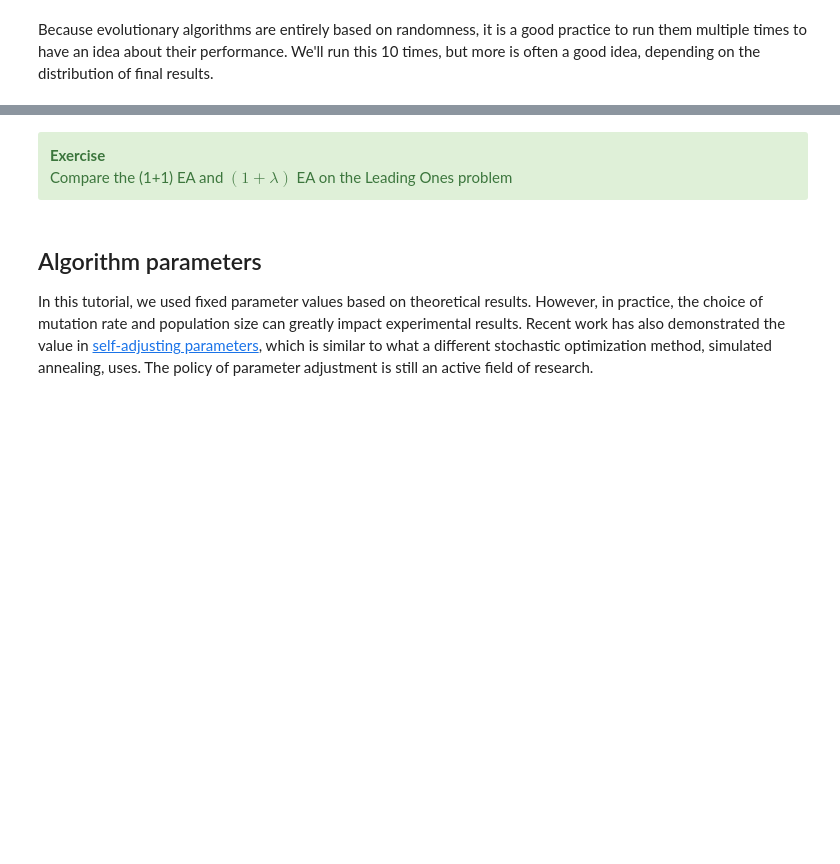
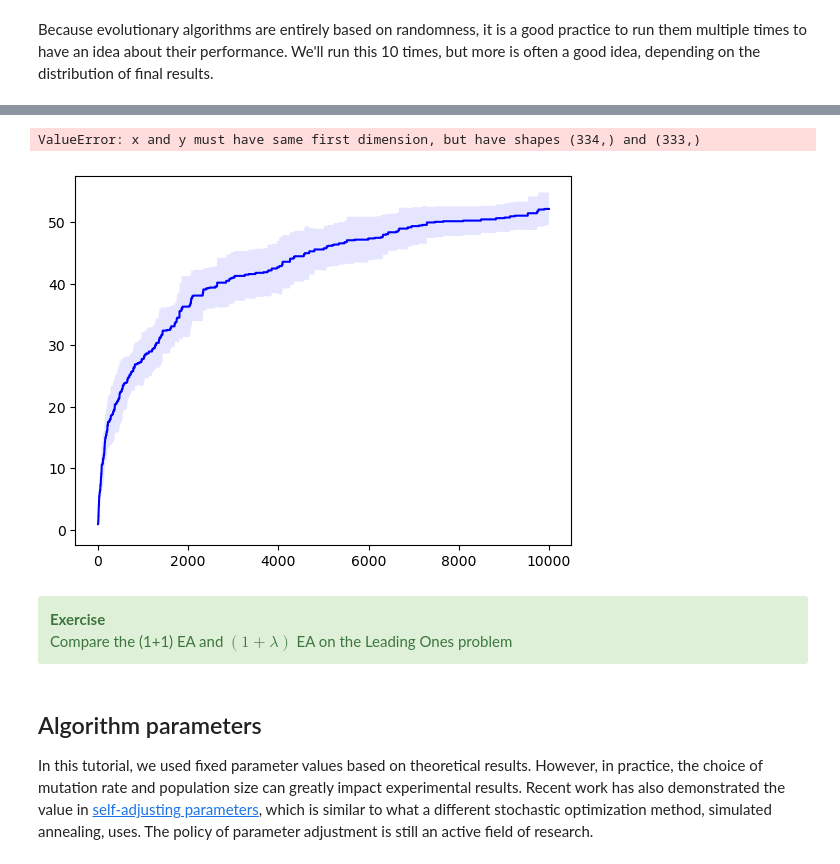
Before and after one commit to matteovacher/evolution_elective, a Jupyter notebook: introduction/evolutionary_algorithms.ipynb, the cells around one changed output, grey strips where cells are left out. Saved outputs shown, nothing was run; the diff lists cells and outputs as text; code cells hidden in the pictures; blank space fills up the shorter version.

Commit message:
introduction avec 1 + 1 et 1+ lambda, fini je passe a la suite

```diff
--- a/introduction/evolutionary_algorithms.ipynb
+++ b/introduction/evolutionary_algorithms.ipynb
@@ -284,3 +350,32 @@ plt.legend();
+# %%
+n_trials = 10
+n = 1000
+n_gens = 10000
+𝜆 = 30
+
+fits_1 = np.zeros((n_gens, n_trials))
+fits_λ = np.zeros((int(n_gens/𝜆), n_trials))
+
+for i in range(n_trials):
+    fits_1[:,i] = one_plus_one(n, n_gens, leading_ones)
+    fits_λ[:,i] = one_plus_lambda(n, int(n_gens/𝜆), leading_ones, 𝜆)
+
+μ_1 = np.mean(fits_1, axis=1)
+σ_1 = np.std(fits_1, axis=1)
+μ_λ = np.mean(fits_λ, axis=1)
+σ_λ = np.std(fits_λ, axis=1)
+
+plt.plot(μ_1, label="1+1", color='b')
+plt.fill_between(np.arange(0, n_gens), μ_1+σ_1, μ_1-σ_1, facecolor='b', alpha=0.1)
+plt.plot(np.arange(1, n_gens, 𝜆), μ_λ, label="1+lambda", color='g')
+plt.fill_between(np.arange(0, n_gens, 𝜆), μ_λ+σ_λ, μ_λ-σ_λ, facecolor='g', alpha=0.1)
+plt.xlabel("Evaluations")
+plt.ylabel("score ou fitness")
+plt.title(f"Leading ones pb on {n} dimensions ie {n} genes")
+plt.legend();
+# %% [output]
+ValueError: x and y must have same first dimension, but have shapes (334,) and (333,)
+[figure, added]
 # %% [markdown]
 <div class="alert alert-success">
     <b>Exercise</b>
```
Also changed, not shown: parts of 20 cells of this notebook.
